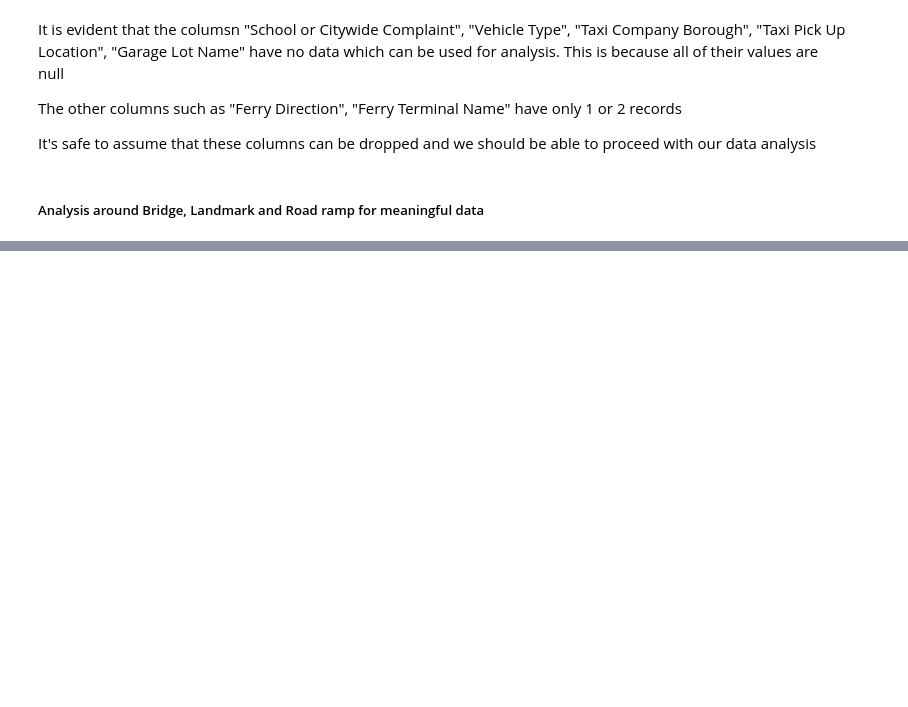
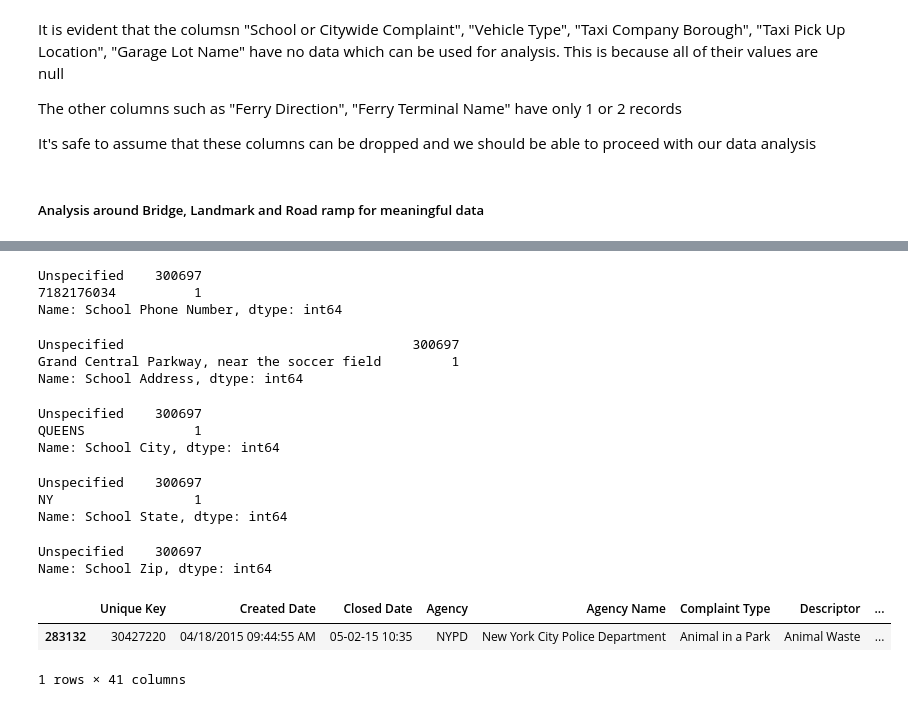
Before and after one commit to satheeshgs/training, a Jupyter notebook: data-sciences/python-training/practice-projects/customer-service-analysis/customer-service-analysis.ipynb, the cells around one changed output, grey strips where cells are left out. Drawn from its saved outputs; the diff is of its cells as text; code cells hidden in the pictures; blank space fills up the shorter version.

```diff
--- a/data-sciences/python-training/practice-projects/customer-service-analysis/customer-service-analysis.ipynb
+++ b/data-sciences/python-training/practice-projects/customer-service-analysis/customer-service-analysis.ipynb
@@ -88,0 +91,5 @@ The data from the columns "Bridge Highway Name", "Bridge Highway Direction",
+# %%
+df_nyc_requests.drop(['Landmark', 'School or Citywide Complaint', 'Vehicle Type', 'Taxi Company Borough',
+                     'Taxi Pick Up Location', 'Bridge Highway Name', 'Bridge Highway Direction',
+                     'Road Ramp', 'Bridge Highway Segment', 'Garage Lot Name', 'Ferry Direction',
+                     'Ferry Terminal Name'], axis='columns', inplace=True)
@@ -88,0 +160,37 @@ The data from the columns "Bridge Highway Name", "Bridge Highway Direction",
+# %%
+df_nyc_requests["School Phone Number"].value_counts()
+# %% [output]
+Unspecified    300697
+7182176034          1
+Name: School Phone Number, dtype: int64
+# %%
+df_nyc_requests["School Address"].value_counts()
+# %% [output]
+Unspecified                                     300697
+Grand Central Parkway, near the soccer field         1
+Name: School Address, dtype: int64
+# %%
+df_nyc_requests["School City"].value_counts()
+# %% [output]
+Unspecified    300697
+QUEENS              1
+Name: School City, dtype: int64
+# %%
+df_nyc_requests["School State"].value_counts()
+# %% [output]
+Unspecified    300697
+NY                  1
+Name: School State, dtype: int64
+# %%
+df_nyc_requests["School Zip"].value_counts()
+# %% [output]
+Unspecified    300697
+Name: School Zip, dtype: int64
+# %%
+#checking for the type of crime that is committed near/ at a school
+school_complaints = df_nyc_requests[df_nyc_requests["School Name"]!="Unspecified"]
+school_complaints
+# %% [output]
+|  | Unique Key | Created Date | Closed Date | Agency | Agency Name | Complaint Type | Descriptor | ... |
+| 283132 | 30427220 | 04/18/2015 09:44:55 AM | 05-02-15 10:35 | NYPD | New York City Police Department | Animal in a Park | Animal Waste | ... |
+1 rows × 41 columns
```
Also changed, not shown: parts of 18 cells of this notebook.
